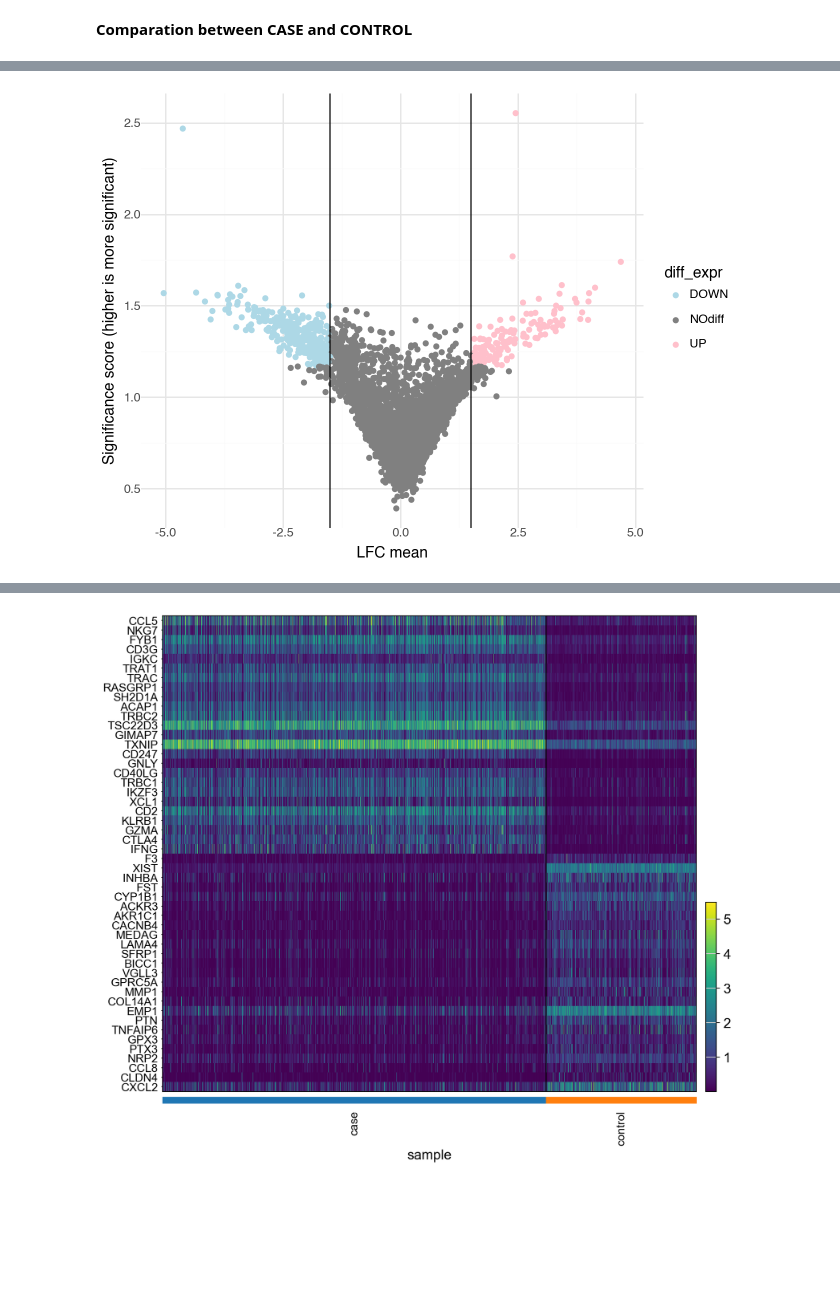
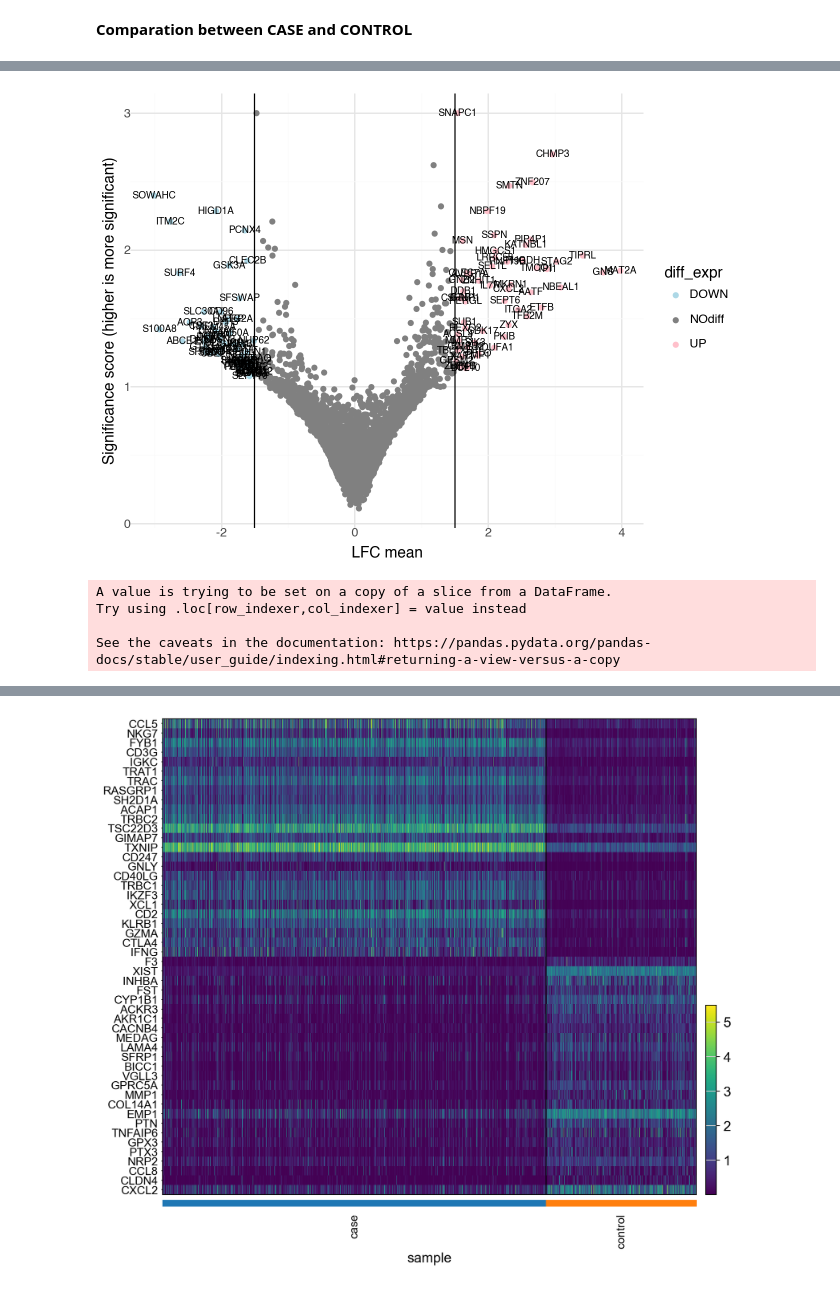
Before and after one commit to chira-ploy/singlecells-DataPlayground, a Jupyter notebook: alopecia_areata/alopecia_areata_analysis.ipynb, the cells around one changed output, grey strips where cells are left out. Drawn from its saved outputs; the diff is of its cells as text; code cells hidden in the pictures; blank space fills up the shorter version.

Commit message:
volcano plot using ggplot

```diff
--- a/alopecia_areata/alopecia_areata_analysis.ipynb
+++ b/alopecia_areata/alopecia_areata_analysis.ipynb
@@ -852,3 +852,6 @@ sc.pl.umap(adata, color=['sample', 'manual_label'], ncols =1)
 [figure]
 # %% [markdown]
 **Comparation between CASE and CONTROL**
+# %%
+#reload trained model
+model =  scvi.model.SCVI.load('model.model', adata = adata)
@@ -899,6 +904,8 @@ def label_gene(row):
 # Apply the function to each row in the dataframe
 scvi_DE_case_control['diff_expr'] = scvi_DE_case_control.apply(label_gene, axis=1)
 # %%
-scvi_DE_case_control
+# Filter out rows where log10_pscore is -inf
+scvi_DE_case_control_plot = scvi_DE_case_control[scvi_DE_case_control["log10_pscore"] != -np.inf]
+scvi_DE_case_control_plot
 # %% [output]
 |  | proba_de | proba_not_de | bayes_factor | scale1 | scale2 | pseudocounts | delta | lfc_mean | lfc_median | ... |
@@ -916,0 +924,3 @@ scvi_DE_case_control
+# %%
+#create new column column
+scvi_DE_case_control_plot['delabel'] = ''
@@ -916,0 +932,3 @@ scvi_DE_case_control
+# %%
+#The values in the gene_symbol column are assigned to delabel for the rows where diffexpressed is not "NOdiff".
+scvi_DE_case_control_plot.loc[scvi_DE_case_control_plot['diff_expr'] != 'NOdiff', 'delabel'] = scvi_DE_case_control_plot.index[scvi_DE_case_control_plot['diff_expr'] != 'NOdiff']
@@ -920,14 +954,23 @@ import plotnine as p9
 # %%
 #use -log10 p-value
 custom_colors = {"UP": "pink", "DOWN": "lightblue", "NOdiff": "gray"}
 (
-    p9.ggplot(scvi_DE_case_control, p9.aes("lfc_mean", "-log10_pscore", color='diff_expr'))
+    p9.ggplot(scvi_DE_case_control_plot, p9.aes("lfc_mean", "-log10_pscore", color='diff_expr', label='delabel'))
     + p9.geom_point()
+    + p9.geom_text(size=7, color='black')
     + p9.theme_minimal()
     + p9.scale_color_manual(values=custom_colors)
     + p9.geom_vline(xintercept = (-1.5, 1.5))
     + p9.labs(x="LFC mean", y="Significance score (higher is more significant)")
     #+ p9.geom_hline(yintercept = 0.05)
 )
 # %% [output]
-[figure, old version]
+[figure, new version]
+# %%
+#create new column column
+scvi_DE_case_control_plot['delabel_top20'] = ''
+# %% [output]
+A value is trying to be set on a copy of a slice from a DataFrame.
+Try using .loc[row_indexer,col_indexer] = value instead
+
+See the caveats in the documentation: https://pandas.pydata.org/pandas-docs/stable/user_guide/indexing.html#returning-a-view-versus-a-copy
```
Also changed, not shown: parts of 10 cells of this notebook.
